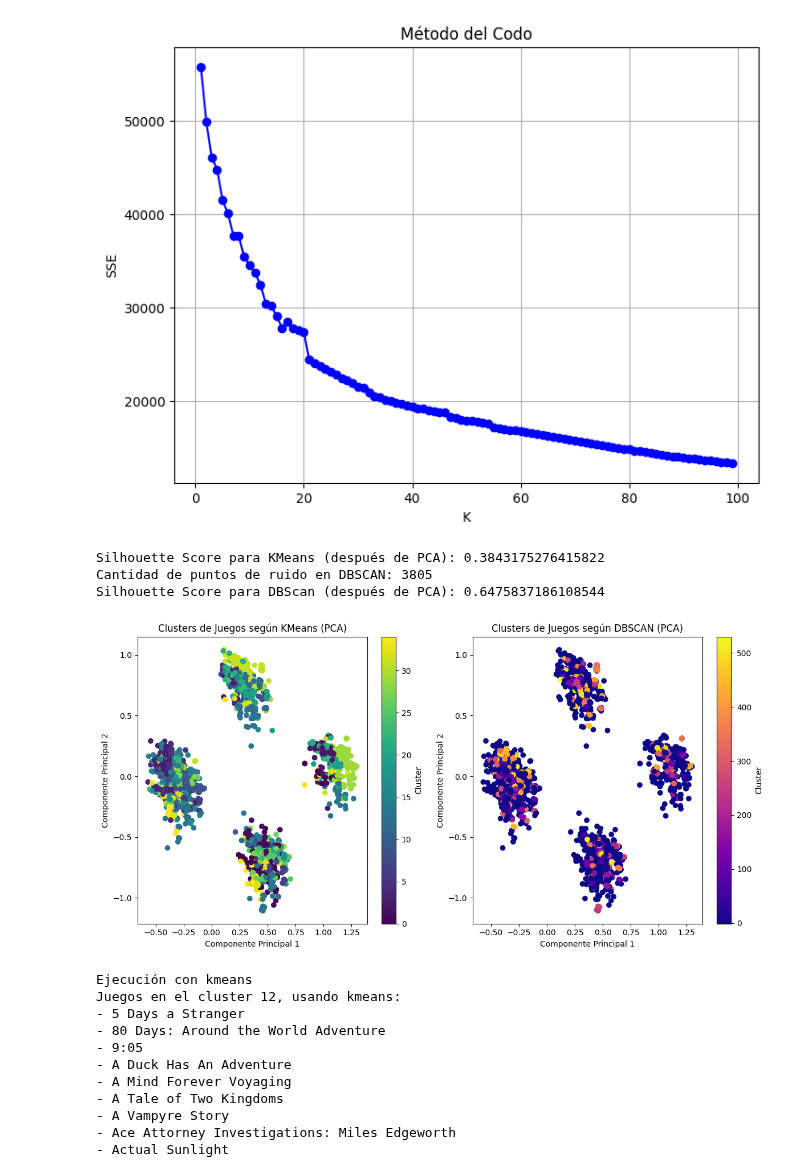
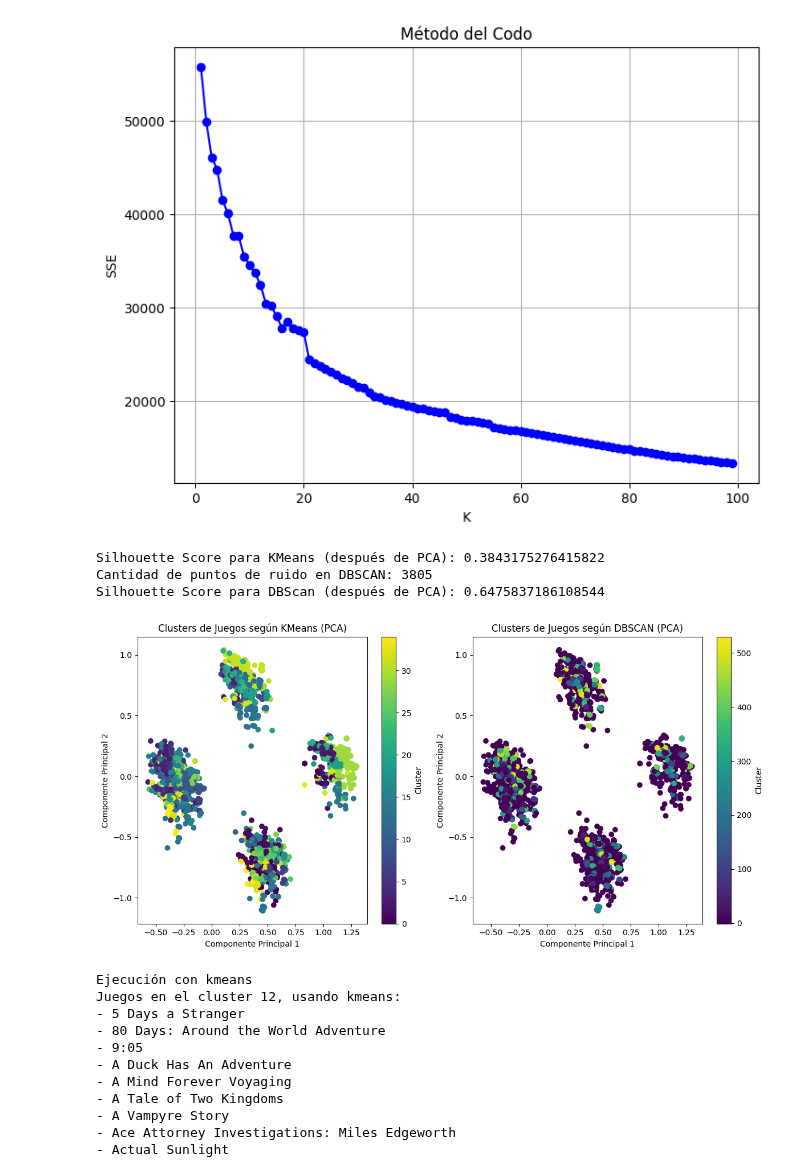
Before and after one commit to SebaSalasLvd/proyecto-mineria, a Jupyter notebook: hito-2/resultados_prelim.ipynb, the cells around one changed output. Drawn from its saved outputs; the diff is of its cells as text; code cells hidden in the pictures.

```diff
--- a/hito-2/resultados_prelim.ipynb
+++ b/hito-2/resultados_prelim.ipynb
@@ -265,35 +265,35 @@ if len(set(df_filtered['cluster_dbscan'])) > 1:
     silhouette_dbscan = silhouette_score(pca_components, df_filtered['cluster_dbscan'])
     print(f"Silhouette Score para DBScan (después de PCA): {silhouette_dbscan}")
 else:
     print("DBSCAN no ha encontrado suficientes clusters válidos para calcular el Silhouette Score.")
 
 
 
 plt.figure(figsize=(12, 6))
 
 # grfico pca
 plt.subplot(1, 2, 1)
 plt.scatter(df_filtered['PCA1'], df_filtered['PCA2'], c=df_filtered['cluster_kmeans'], cmap='viridis')
 plt.title('Clusters de Juegos según KMeans (PCA)')
 plt.xlabel('Componente Principal 1')
 plt.ylabel('Componente Principal 2')
 plt.colorbar(label='Cluster')
 
 # grafico dbscan
 plt.subplot(1, 2, 2)
-plt.scatter(df_filtered['PCA1'], df_filtered['PCA2'], c=df_filtered['cluster_dbscan'], cmap='plasma')
+plt.scatter(df_filtered['PCA1'], df_filtered['PCA2'], c=df_filtered['cluster_dbscan'], cmap='viridis')
 plt.title('Clusters de Juegos según DBSCAN (PCA)')
 plt.xlabel('Componente Principal 1')
 plt.ylabel('Componente Principal 2')
 plt.colorbar(label='Cluster')
 
 plt.tight_layout()
 plt.show()
 # %% [output]
 Silhouette Score para KMeans (después de PCA): 0.3843175276415822
 Cantidad de puntos de ruido en DBSCAN: 3805
 Silhouette Score para DBScan (después de PCA): 0.6475837186108544
-[figure, old version]
+[figure, new version]
 # %%
 # funcion que nos permite ver los nombres asociados a un cluster particular
 def juegos_por_cluster(df, cluster_num, type='dbscan'):
```
